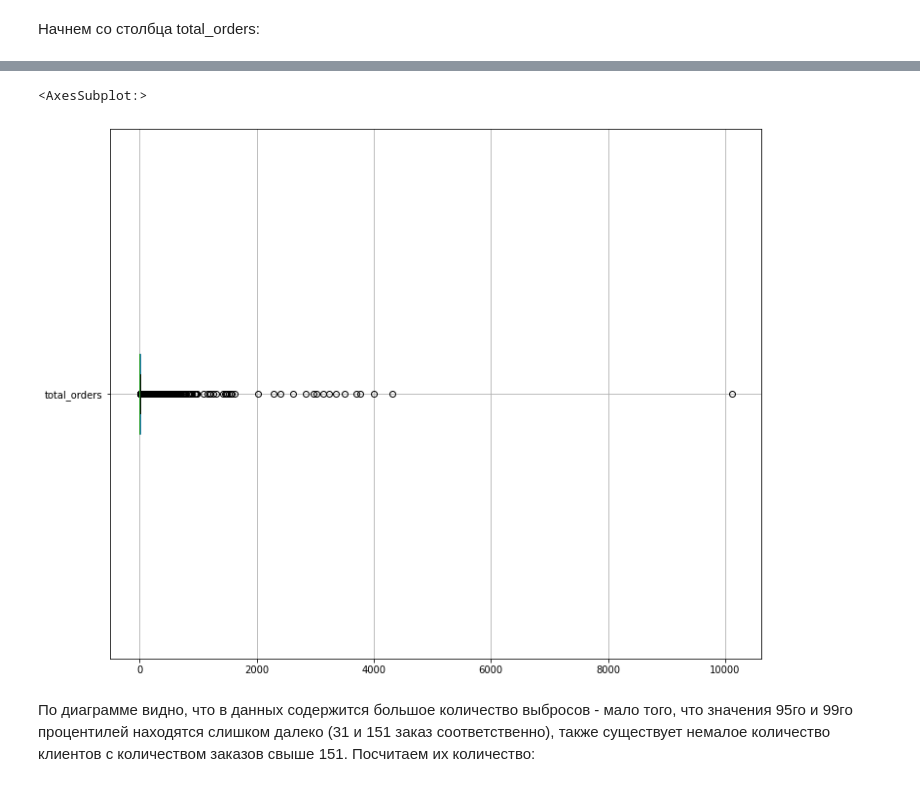
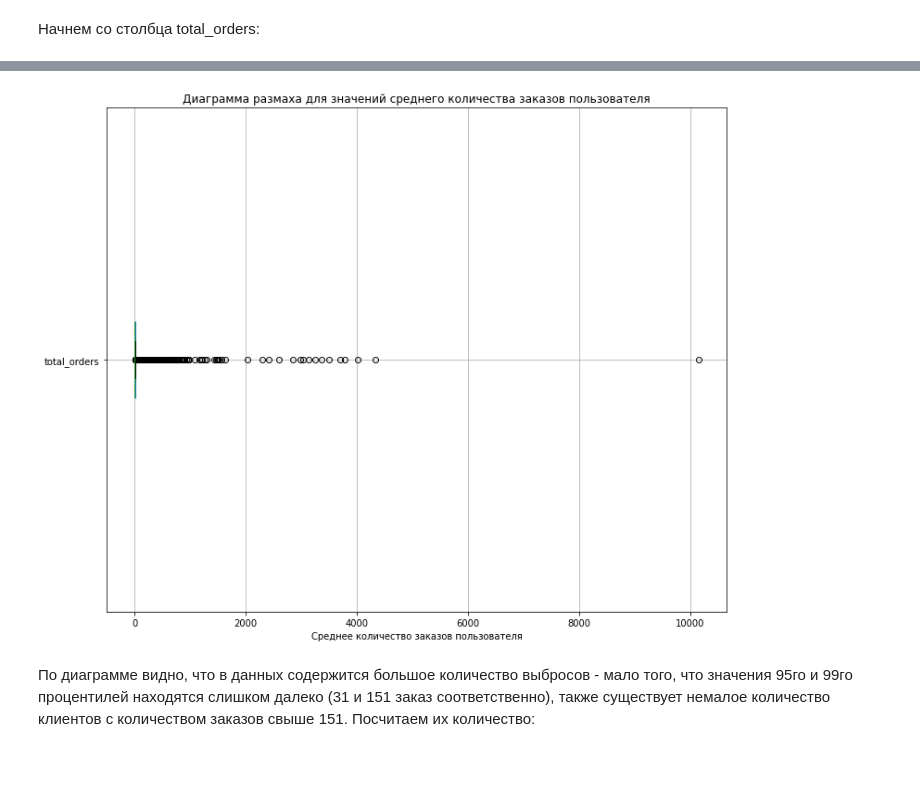
Before and after one commit to VitAksarin/Module_2_Project, a Jupyter notebook: Проект модуля 2.ipynb, the cells around one changed output, grey strips where cells are left out. Drawn from its saved outputs; the diff is of its cells as text; code cells hidden in the pictures.

```diff
--- a/Проект модуля 2.ipynb
+++ b/Проект модуля 2.ipynb
@@ -423,5 +549,5 @@ display(revenue_rub)
 # %%
 # Добавляем результат в датафрейм
-df['revenue_rub'] = revenue_rub
+#df['revenue_rub'] = revenue_rub
 
-display(df)
+#display(df)
@@ -613,3 +793,9 @@ display((df_len_before - df_len_after) / df_len_before * 100)
 - `avg_orders_interval` - среднее время между заказами;
 - `is_two` — совершил ли пользователь 2 и более заказа;
 - `is_five` — совершил ли пользователь 5 и более заказов.
+# %%
+# Создадим пустой датафрейм для создания профиля клиента:
+profile = pd.DataFrame()
+
+# Отсортируем датафрейм по времени совершения заказа:
+df = df.sort_values(by = ['user_id', 'order_ts'])
@@ -615,0 +852,24 @@ display((df_len_before - df_len_after) / df_len_before * 100)
+# %%
+# Определяем количество заказов каждого пользователя:
+total_orders = df.groupby('user_id')['order_ts'].count()
+profile['total_orders'] = total_orders
+
+# Определяем среднюю выручку от заказов каждого пользователя в рублях:
+avg_revenue_rub = df.groupby('user_id')['revenue_rub'].mean()
+profile['avg_revenue_rub'] = avg_revenue_rub
+
+# Определяем среднее количество билетов в заказах каждого пользователя:
+avg_tickets_count = df.groupby('user_id')['tickets_count'].mean()
+profile['avg_tickets_count'] = avg_tickets_count
+
+
+#def calc_avg_time_diff(group):
+ #  if len(group) > 1:
+  #      return group.diff().mean()
+  #  return pd.NaT
+
+#avg_orders_interval = df.groupby('user_id')['order_ts'].apply(calc_avg_time_diff)
+
+# Определяем среднее время между заказами каждого пользователя:
+avg_orders_interval = df.groupby('user_id')['days_since_prev'].mean()
+profile['avg_orders_interval'] = avg_orders_interval
@@ -766,3 +1025,3 @@ display(avg_revenue_over)
 # %%
 # Переводим данные интервалов времени в числовые:
-profile['avg_orders_interval'] = (profile['avg_orders_interval'].dt.total_seconds() / 3600 / 24).round(4)
+#profile['avg_orders_interval'] = (profile['avg_orders_interval'].dt.total_seconds() / 3600 / 24).round(4)
@@ -792,11 +1062,15 @@ Name: total_orders, dtype: float64
 # %%
 profile.boxplot(column='total_orders',
            vert=False,
            grid=True,
            figsize=(12, 10))
+
+plt.title('Диаграмма размаха для значений среднего количества заказов пользователя')
+plt.xlabel('Среднее количество заказов пользователя')
+
+plt.show()
 # %% [output]
-<AxesSubplot:>
-[figure, old version]
+[figure, new version]
 # %% [markdown]
 По диаграмме видно, что в данных содержится большое количество выбросов - мало того, что значения 95го и 99го процентилей находятся слишком далеко (31 и 151 заказ соответственно), также существует немалое количество клиентов с количеством заказов свыше 151. Посчитаем их количество:
 # %%
```
Also changed, not shown: parts of 135 cells of this notebook, 1 other file.
